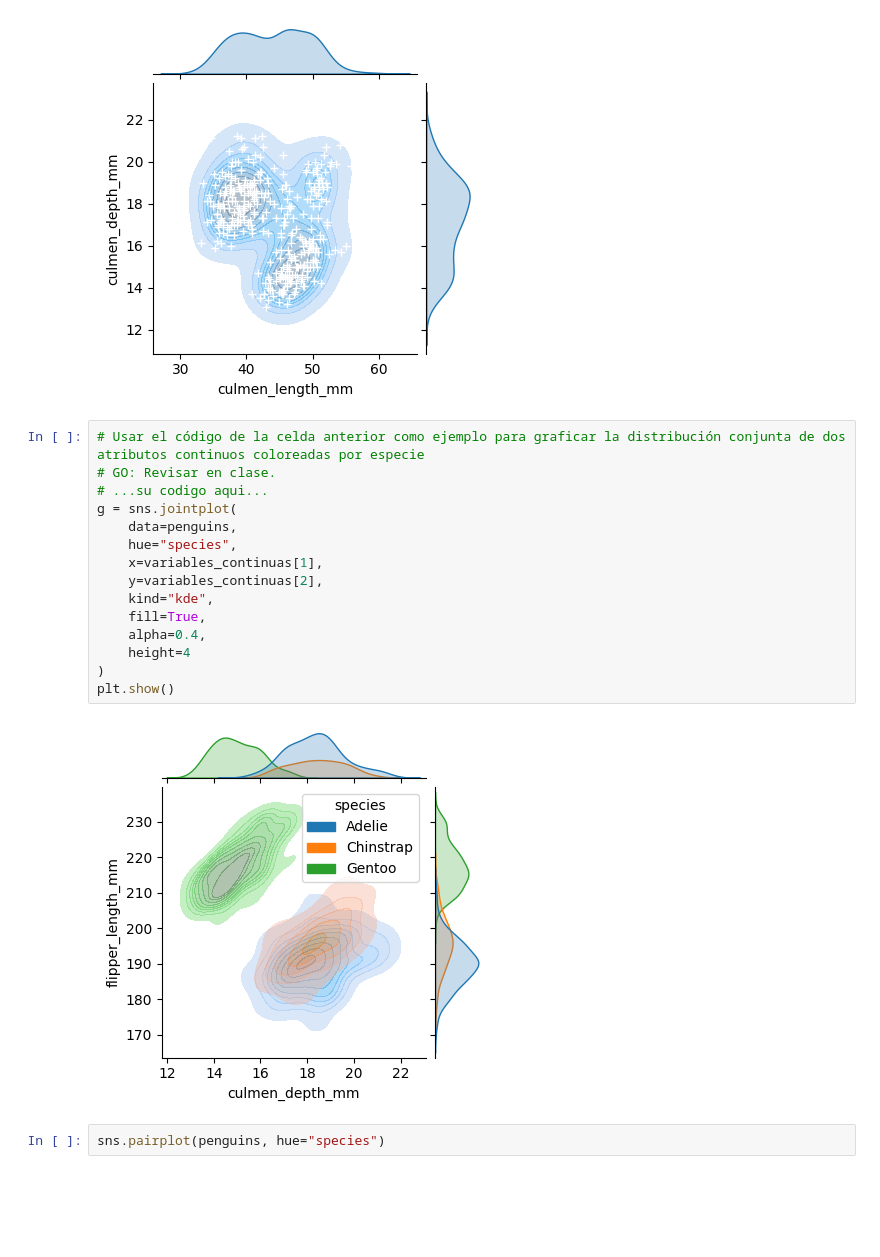
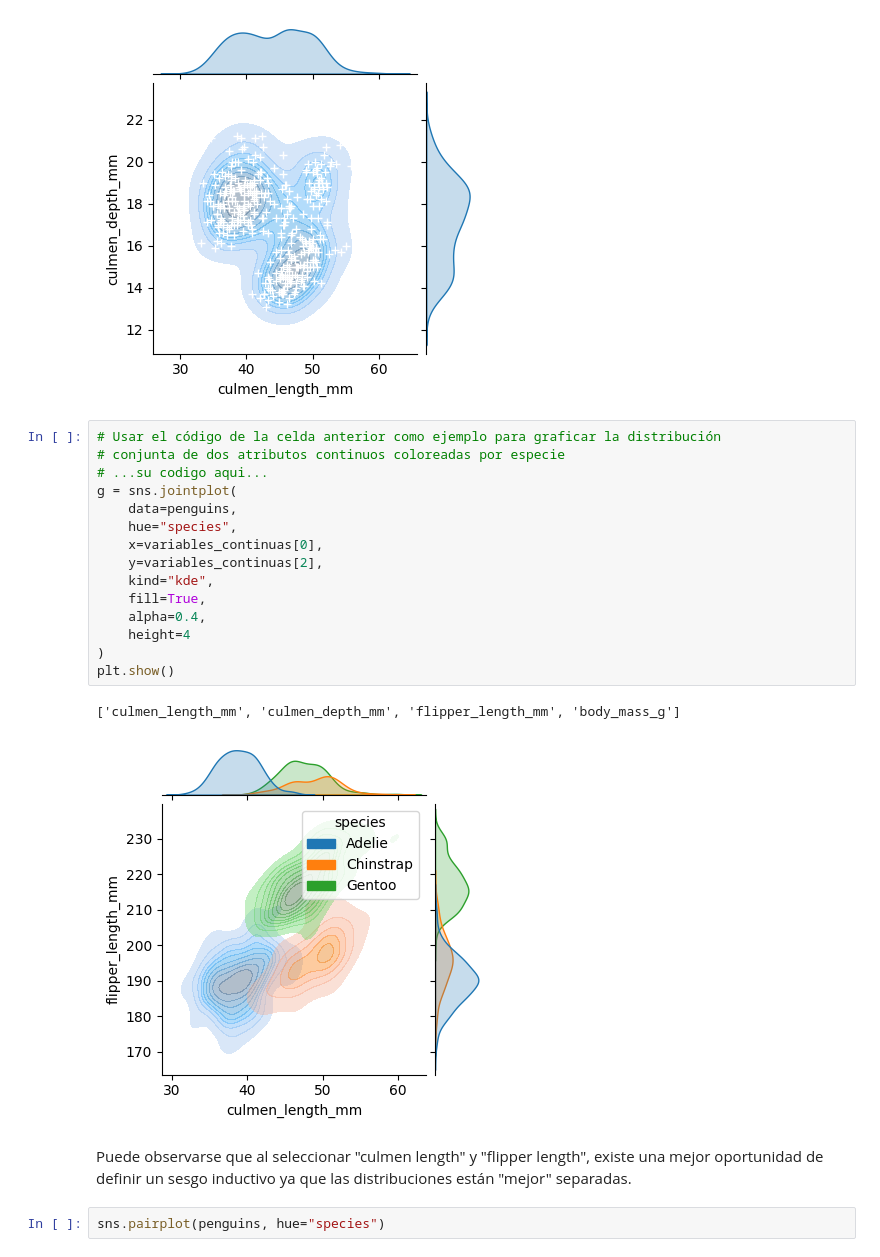
Before and after one commit to sebassu/machine-learning-para-IA, a Jupyter notebook: laboratorios/1/Laboratorio1.ipynb, the cells around one changed output. Cells and saved outputs as stored; diff of their text form; blank space fills up the shorter version.

```diff
--- a/laboratorios/1/Laboratorio1.ipynb
+++ b/laboratorios/1/Laboratorio1.ipynb
@@ -259,22 +258,25 @@ plt.show()
 # %% [output]
 [figure]
 # %%
-# Usar el código de la celda anterior como ejemplo para graficar la distribución conjunta de dos atributos continuos coloreadas por especie
-# GO: Revisar en clase.
+# Usar el código de la celda anterior como ejemplo para graficar la distribución
+# conjunta de dos atributos continuos coloreadas por especie
 # ...su codigo aqui...
 g = sns.jointplot(
     data=penguins,
     hue="species",
-    x=variables_continuas[1],
+    x=variables_continuas[0],
     y=variables_continuas[2],
     kind="kde",
     fill=True,
     alpha=0.4,
     height=4
 )
 plt.show()
 # %% [output]
+['culmen_length_mm', 'culmen_depth_mm', 'flipper_length_mm', 'body_mass_g']
-[figure, old version]
+[figure, new version]
+# %% [markdown]
+Puede observarse que al seleccionar "culmen length" y "flipper length", existe una mejor oportunidad de definir un sesgo inductivo ya que las distribuciones están "mejor" separadas.
 # %%
 sns.pairplot(penguins, hue="species")
 # %% [output]
```
Also changed, not shown: parts of 6 cells of this notebook.
